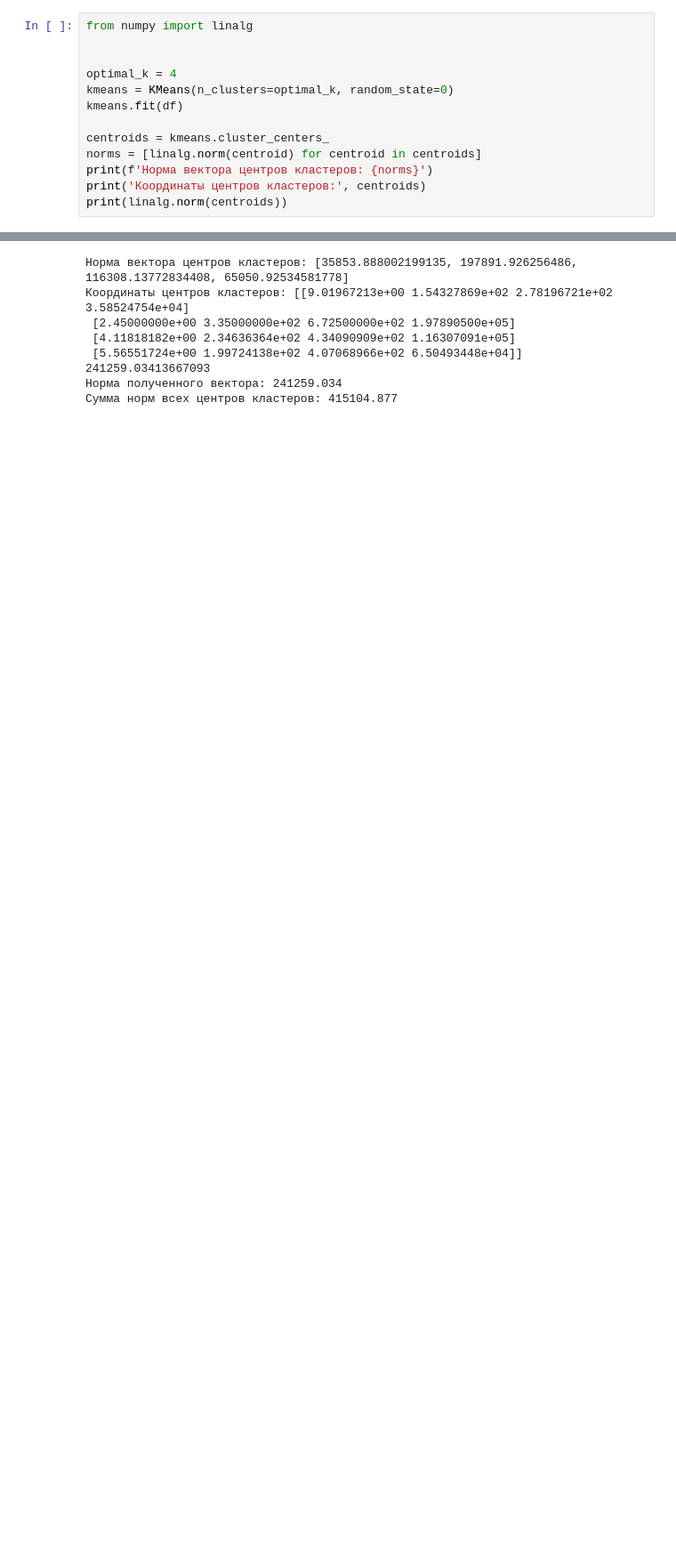
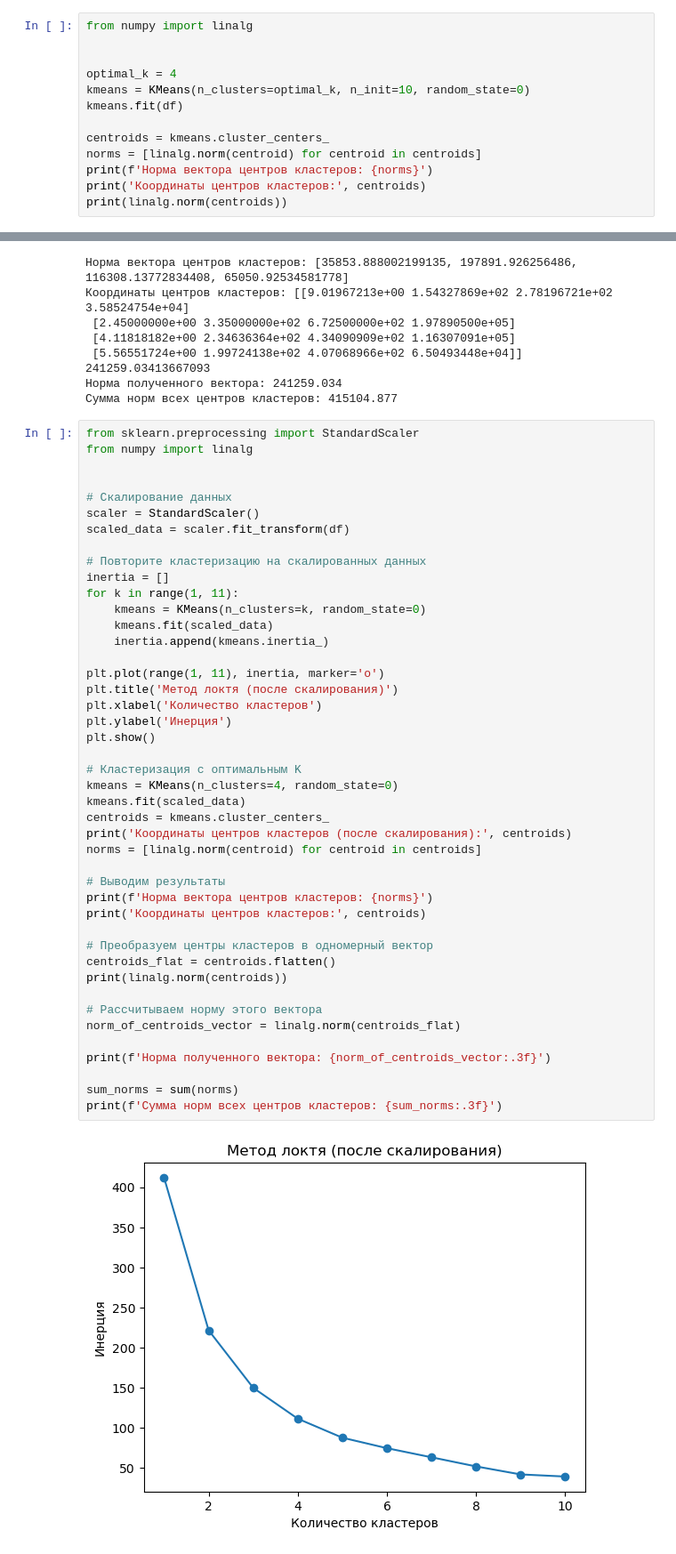
Before and after one commit to slaav1k/puskMiptProject, a Jupyter notebook: Module12_KR_3/KR_3.ipynb, the cells around one changed output, grey strips where cells are left out. Shown at 89% size. Drawn from its saved outputs; the diff is of its cells as text; blank space fills up the shorter version.

```diff
--- a/Module12_KR_3/KR_3.ipynb
+++ b/Module12_KR_3/KR_3.ipynb
@@ -125,7 +168,7 @@ from numpy import linalg
 
 
 optimal_k = 4
-kmeans = KMeans(n_clusters=optimal_k, random_state=0)
+kmeans = KMeans(n_clusters=optimal_k, n_init=10, random_state=0)
 kmeans.fit(df)
 
 centroids = kmeans.cluster_centers_
@@ -177,3 +220,49 @@ print(f'Сумма норм всех центров кластеров: {sum_nor
 241259.03413667093
 Норма полученного вектора: 241259.034
 Сумма норм всех центров кластеров: 415104.877
+# %%
+from sklearn.preprocessing import StandardScaler
+from numpy import linalg
+
+
+# Скалирование данных
+scaler = StandardScaler()
+scaled_data = scaler.fit_transform(df)
+
+# Повторите кластеризацию на скалированных данных
+inertia = []
+for k in range(1, 11):
+    kmeans = KMeans(n_clusters=k, random_state=0)
+    kmeans.fit(scaled_data)
+    inertia.append(kmeans.inertia_)
+
+plt.plot(range(1, 11), inertia, marker='o')
+plt.title('Метод локтя (после скалирования)')
+plt.xlabel('Количество кластеров')
+plt.ylabel('Инерция')
+plt.show()
+
+# Кластеризация с оптимальным K
+kmeans = KMeans(n_clusters=4, random_state=0)
+kmeans.fit(scaled_data)
+centroids = kmeans.cluster_centers_
+print('Координаты центров кластеров (после скалирования):', centroids)
+norms = [linalg.norm(centroid) for centroid in centroids]
+
+# Выводим результаты
+print(f'Норма вектора центров кластеров: {norms}')
+print('Координаты центров кластеров:', centroids)
+
+# Преобразуем центры кластеров в одномерный вектор
+centroids_flat = centroids.flatten()
+print(linalg.norm(centroids))
+
+# Рассчитываем норму этого вектора
+norm_of_centroids_vector = linalg.norm(centroids_flat)
+
+print(f'Норма полученного вектора: {norm_of_centroids_vector:.3f}')
+
+sum_norms = sum(norms)
+print(f'Сумма норм всех центров кластеров: {sum_norms:.3f}')
+# %% [output]
+[figure, added]
```
Also changed, not shown: parts of 3 cells of this notebook, 25 other files.
